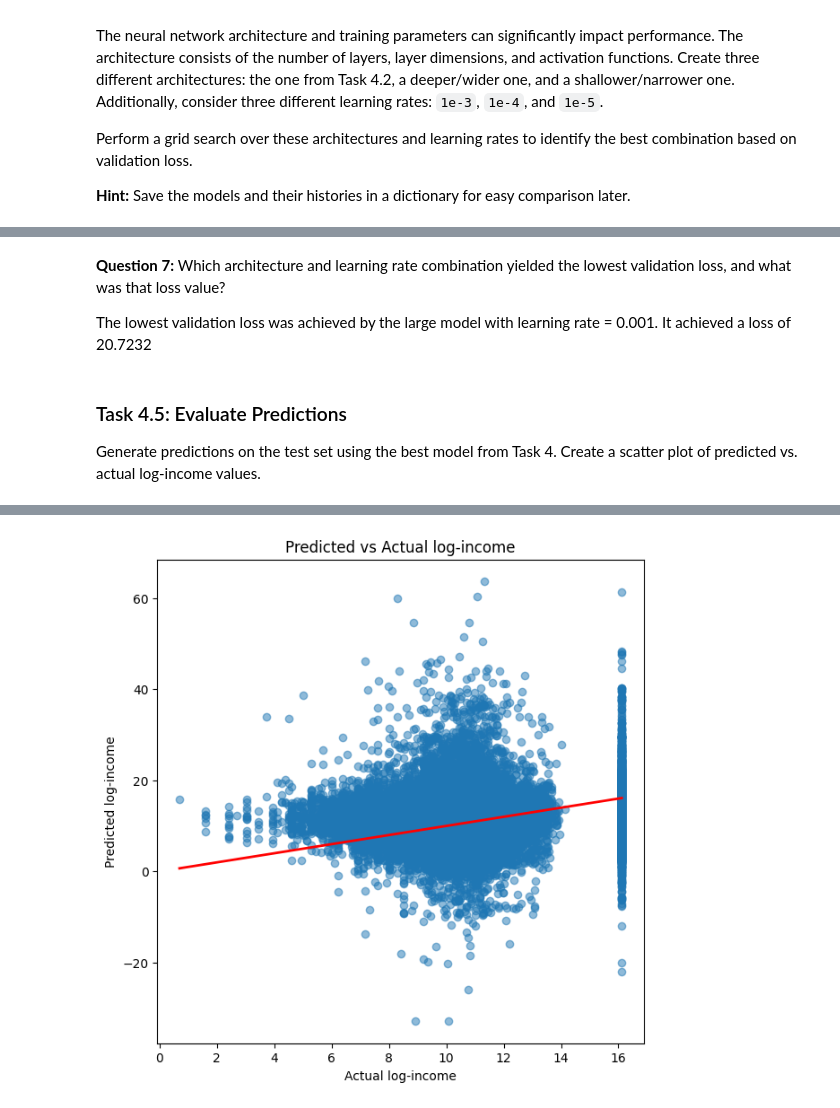
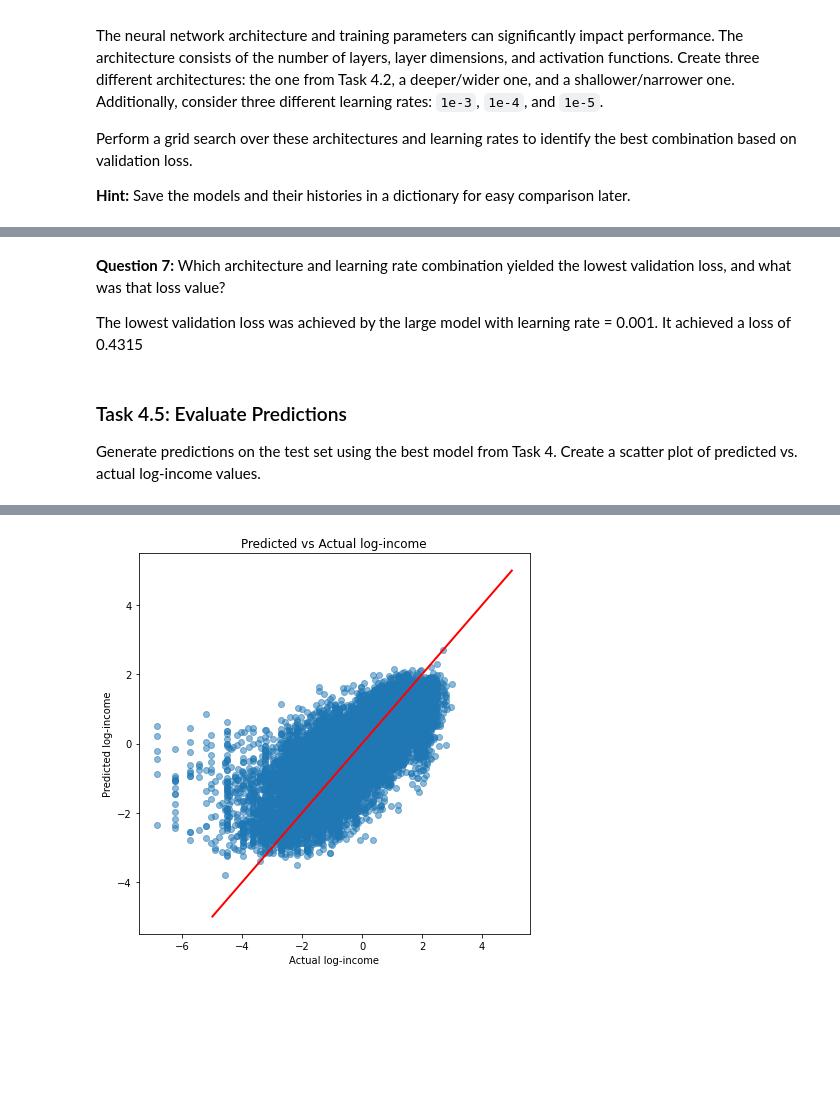
Before and after one commit to CassidyKainalu/Machine_Learning_2025, a Jupyter notebook: homework/HW_04.ipynb, the cells around one changed output, grey strips where cells are left out. Cells and saved outputs as stored; diff of their text form; code cells hidden in the pictures; blank space fills up the shorter version.

```diff
--- a/homework/HW_04.ipynb
+++ b/homework/HW_04.ipynb
@@ -11,14 +13,9 @@ Use the ACS microdata file `usa_00005.dta` that I shared on Populi. This dataset
 Following the final attempt in the XGBoost tutorial, sample 10% of the microdata, drop any rows where `inctot == 9999999`.
 # %%
 import pandas as pd
-data = pd.read_stata(r"C:\Users\ctao\OneDrive - RAND Corporation\Desktop\Class\Machine Learning\Machine_Learning_2025\data\raw\usa_00005.dta")
+data = pd.read_stata(r"/home/RAND.ORG/ctao/Machine_Learning_2025/homework/usa_00005.dta")
 data = data.sample(frac=0.1, random_state=42).reset_index(drop=True) # subset to 10% of the data
-y = data['inctot']
-X = data.drop(columns=['inctot']) # all other variables are features
-missing_val = 9999999
-mask = (y != missing_val)
-X = X[mask]
-y = y[mask]
+data = data[data['inctot'] != 9999999] #FIXED
 # %% [markdown]
 __Quesion 1:__ Why is it not necessary to impute or filter our missing values for other features?
 
@@ -65,7 +62,7 @@ The feature matrix `X` should include all columns except `inctot` and `log_incto
 The target vector `y` should be the `log_inctot` column.
 Mimic the one-hot encoding workflow from the tutorial: build dummies for every categorical column in `X`, then drop sparse columns whose proportion of non-zero entries falls below 1%.
 # %%
-X = data.drop(columns=['inctot','log_inctot','cbserial','cluster','serial','countyfip']) #Caused neural network to fail
+X = data.drop(columns=['inctot','log_inctot','cbserial','cluster','serial','countyfip','statefip']) #Caused neural network to fail
 y = data['log_inctot']
 
 X_encoded = pd.get_dummies(X, drop_first=False)
@@ -302,6 +298,6 @@ You can leave it at 1024 for this assignment.
 from tensorflow.keras.callbacks import EarlyStopping
 early_stop = EarlyStopping(monitor="val_loss",patience=10,restore_best_weights=True)
 
-history = model.fit(X_train_np, y_train_np, validation_data=(X_test_np, y_test_np),
-    epochs=1000,batch_size=1024,verbose=1,callbacks=[early_stop])
+history = model.fit(X_train_scaled, y_train_scaled, validation_data=(X_test_scaled, y_test_scaled),
+    epochs=10000,batch_size=1024,verbose=1,callbacks=[early_stop])
 # %% [output]
@@ -355,10 +351,9 @@ Perform a grid search over these architectures and learning rates to identify th
 
 __Hint:__ Save the models and their histories in a dictionary for easy comparison later.
 # %%
-architectures = {
-    "large": [256, 128, 64],
-    "medium": [128, 64],
-    "small": [64, 32]}
+architectures = {"large": [256, 128, 64],
+                 "medium": [128, 64],
+                 "small": [64, 32]}
 learning_rates = [1e-3, 1e-4,1e-5]
 results = {}
 
@@ -366,18 +361,18 @@ for arch_name, layers_dims in architectures.items():
     for lr in learning_rates:
 
         model = keras.Sequential()
-        model.add(layers.Dense(layers_dims[0], activation="relu", input_shape=(X_train_np.shape[1],)))
+        model.add(layers.Dense(layers_dims[0], activation="relu", input_shape=(X_train_scaled.shape[1],)))
         for dim in layers_dims[1:]:
             model.add(layers.Dense(dim, activation="relu"))
         model.add(layers.Dense(1))
         model.compile(optimizer=keras.optimizers.Adam(learning_rate=lr), loss='mse')
 
-        early_stop = EarlyStopping(monitor="val_loss", patience=5, restore_best_weights=True)
+        early_stop = EarlyStopping(monitor="val_loss", patience=10, restore_best_weights=True)
 
         history = model.fit(
-            X_train_np, y_train_np,
-            validation_data=(X_test_np, y_test_np),
-            epochs=50, batch_size=512,
+            X_train_scaled, y_train_scaled,
+            validation_data=(X_test_scaled, y_test_scaled),
+            epochs=200, batch_size=512,
             verbose=0, callbacks=[early_stop])
         results[(arch_name, lr)] = {"model": model, "history": history}
         print(f"Trained {arch_name} lr={lr} best val_loss={min(history.history['val_loss']):.4f}")
@@ -409,17 +404,17 @@ Best model: ('large', 0.001), val_loss=20.7232
 # %% [markdown]
 __Question 7:__ Which architecture and learning rate combination yielded the lowest validation loss, and what was that loss value?
 
-The lowest validation loss was achieved by the large model with learning rate = 0.001. It achieved a loss of 20.7232
+The lowest validation loss was achieved by the large model with learning rate = 0.001. It achieved a loss of 0.4315
 # %% [markdown]
 ### Task 4.5: Evaluate Predictions
 Generate predictions on the test set using the best model from Task 4.
 Create a scatter plot of predicted vs. actual log-income values.
 # %%
-y_pred = best_model.predict(X_test_np).flatten()
+y_pred = best_model.predict(X_test_scaled)
 plt.figure(figsize=(7,7))
-plt.scatter(y_test, y_pred, alpha=0.5)
-plt.plot([y_test_np.min(), y_test_np.max()],
-         [y_test_np.min(), y_test_np.max()],
+plt.scatter(y_test_scaled, y_pred, alpha=0.5)
+plt.plot([-5, 5],
+         [-5, 5],
          color='red', linewidth=2)  # 45-degree line for perfect prediction
 plt.xlabel('Actual log-income')
 plt.ylabel('Predicted log-income')
@@ -430,4 +424,4 @@ plt.show()
-[figure, old version]
+[figure, new version]
 # %% [markdown]
 ## Task 5: Model Comparison and Reflection
 Which model would you choose for predicting log-income on new ACS data: the XGBoost model from Task 3 or the neural network from Task 4? Why?
```
Also changed, not shown: parts of 21 cells of this notebook.
